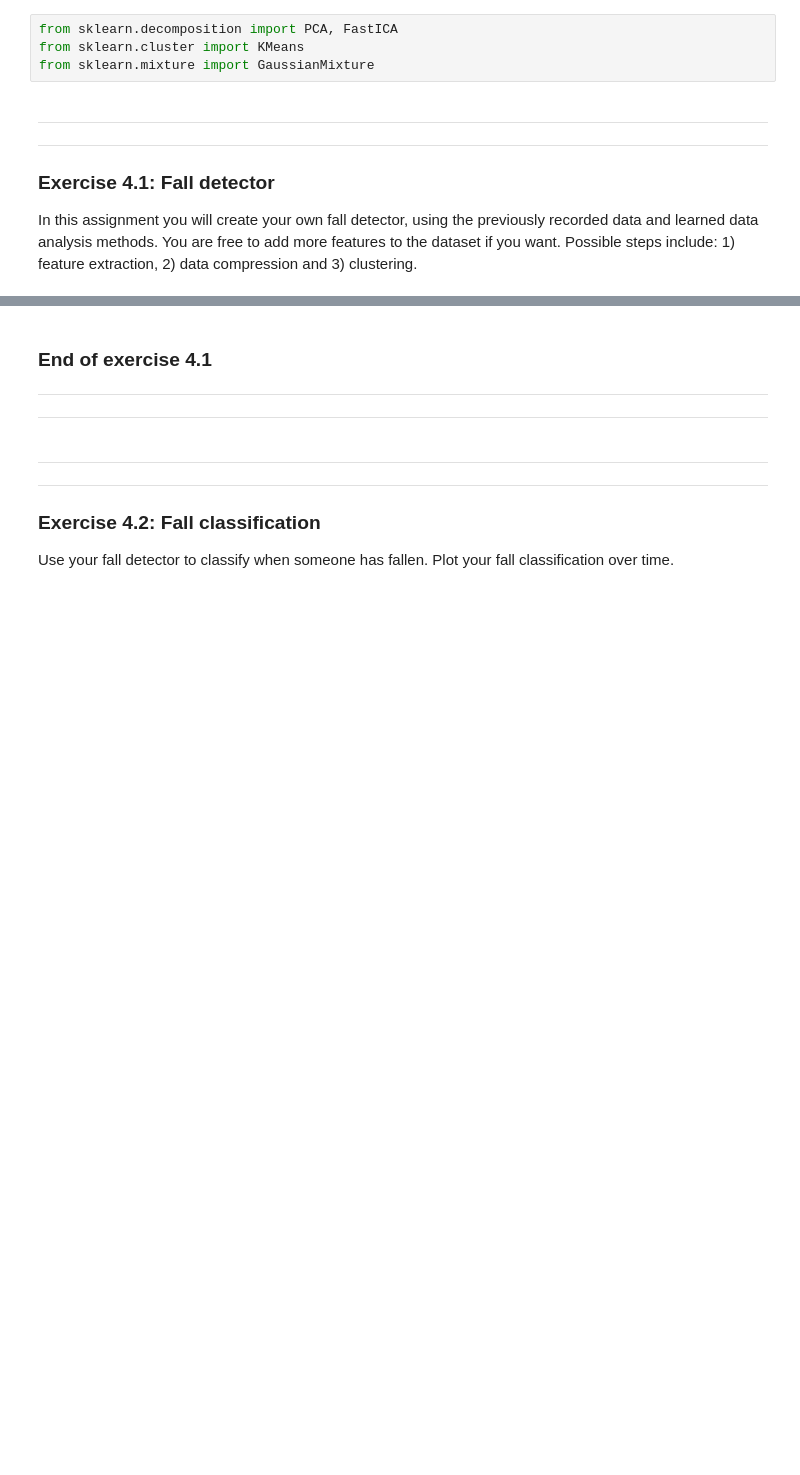
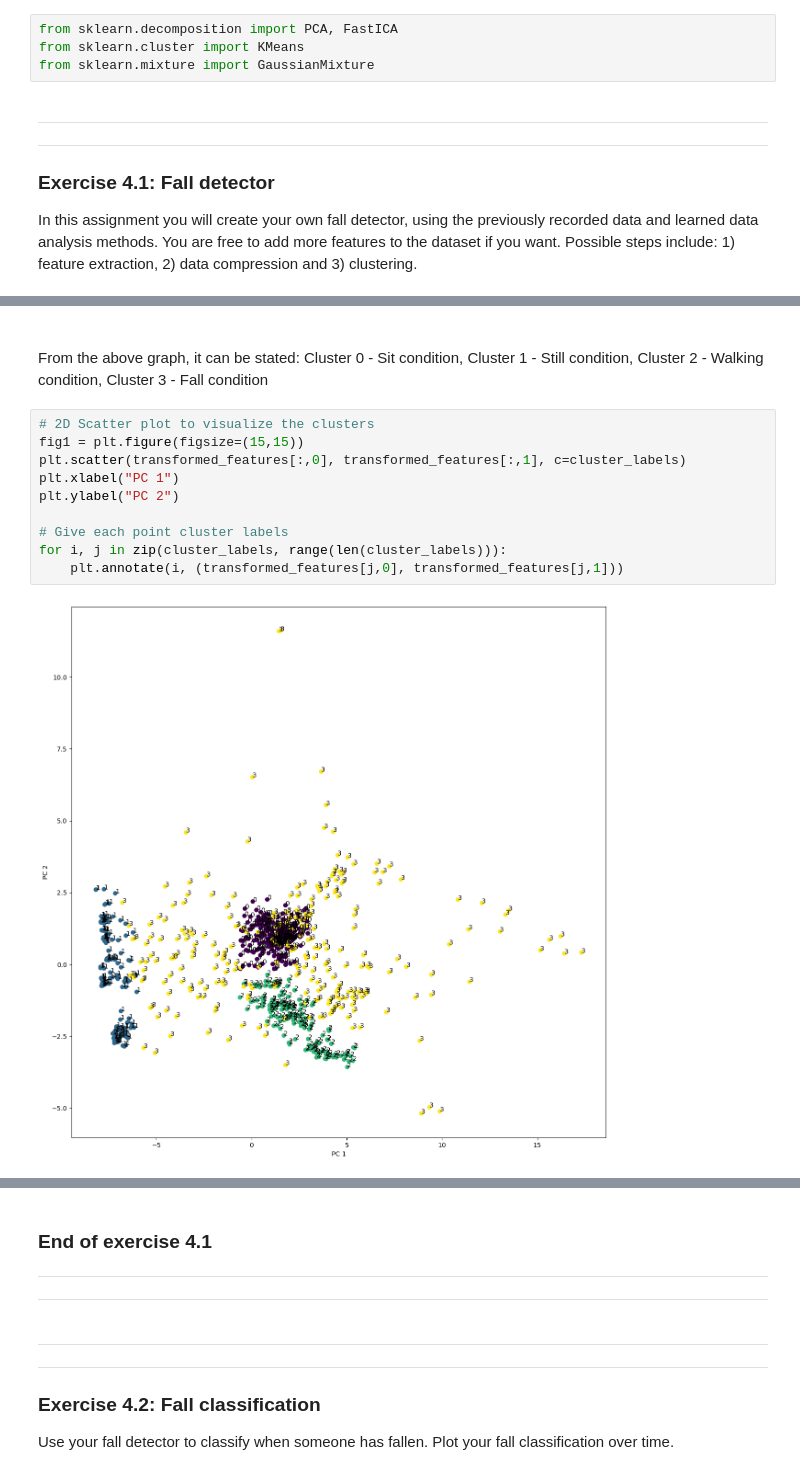
Before and after one commit to ErikNij/5ARB0DataScience, a Jupyter notebook: Assignment2a/falldetector-template.ipynb, the cells around one changed output, grey strips where cells are left out. Drawn from its saved outputs; the diff is of its cells as text; blank space fills up the shorter version.

```diff
--- a/Assignment2a/falldetector-template.ipynb
+++ b/Assignment2a/falldetector-template.ipynb
@@ -579,0 +532,15 @@ plt.plot(prediction*5+10)
+# %% [markdown]
+###
+From the above graph, it can be stated: Cluster 0 - Sit condition, Cluster 1 - Still condition, Cluster 2 - Walking condition, Cluster 3 - Fall condition
+# %%
+# 2D Scatter plot to visualize the clusters
+fig1 = plt.figure(figsize=(15,15))
+plt.scatter(transformed_features[:,0], transformed_features[:,1], c=cluster_labels)
+plt.xlabel("PC 1")
+plt.ylabel("PC 2")
+
+# Give each point cluster labels
+for i, j in zip(cluster_labels, range(len(cluster_labels))):
+    plt.annotate(i, (transformed_features[j,0], transformed_features[j,1]))
+# %% [output]
+[figure, added]
```
Also changed, not shown: parts of 11 cells of this notebook.
